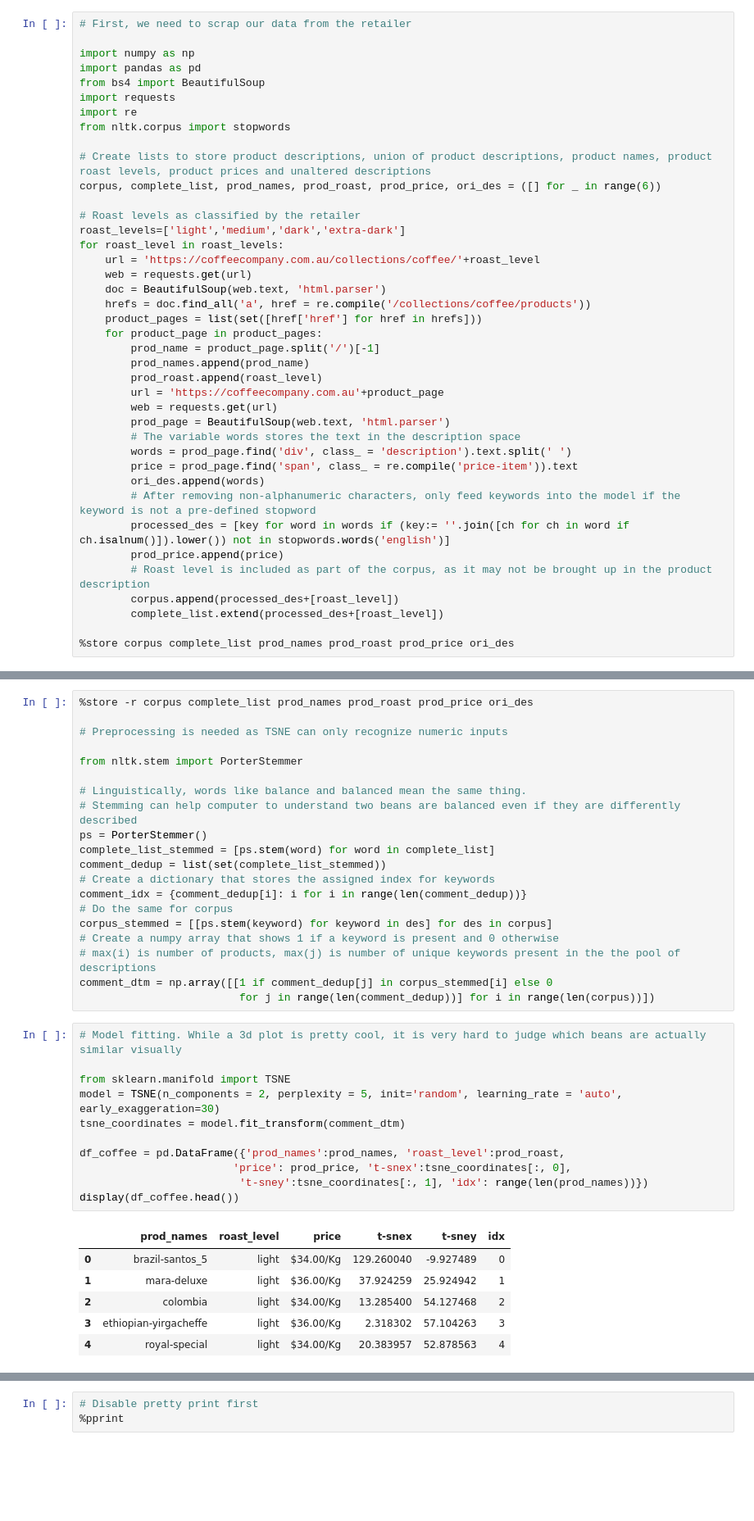
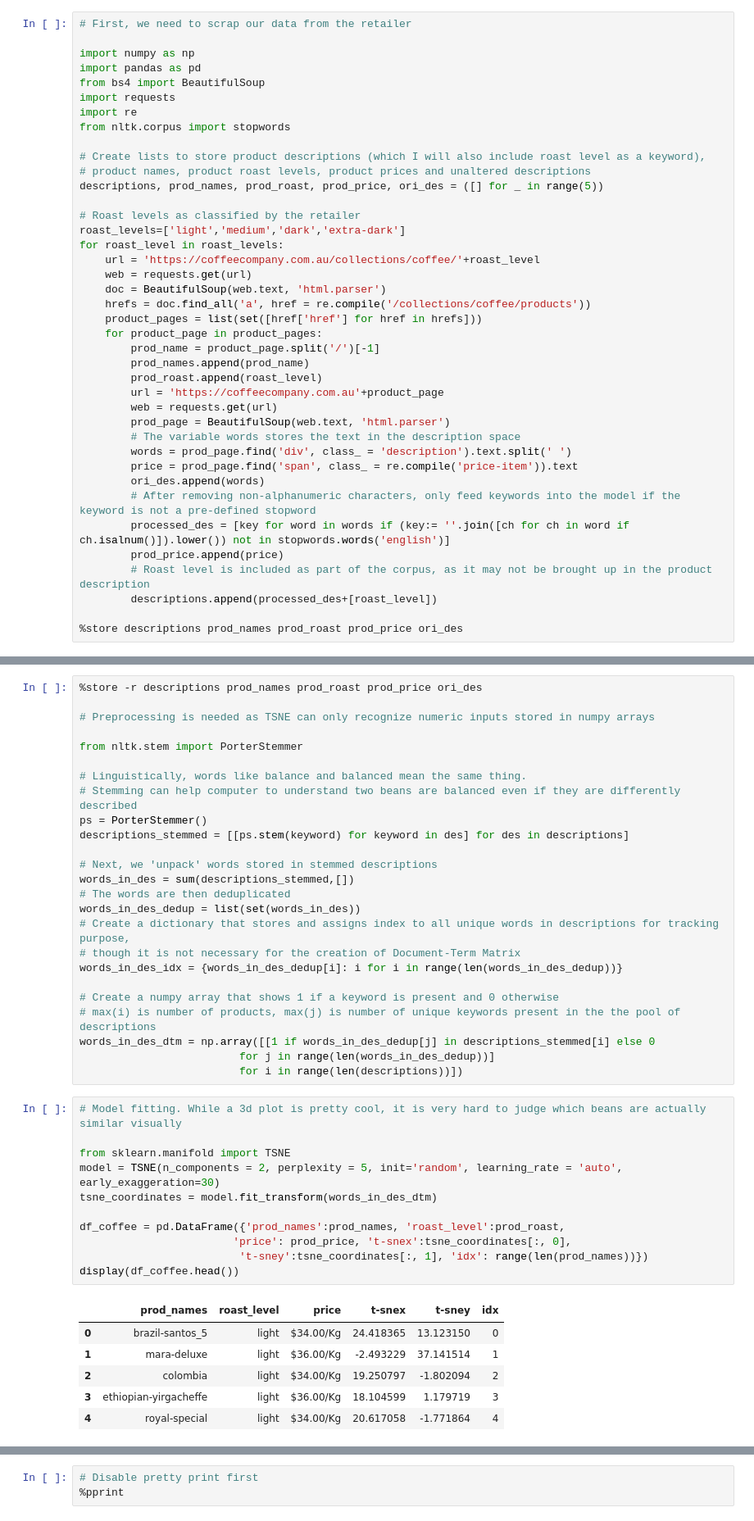
Before and after one commit to whchan05/data-projects, a Jupyter notebook: coffee/coffee.ipynb, the cells around one changed output, grey strips where cells are left out. Shown at 82% size. Cells and saved outputs as stored; diff of their text form; blank space fills up the shorter version.

```diff
--- a/coffee/coffee.ipynb
+++ b/coffee/coffee.ipynb
@@ -24,8 +24,9 @@ import requests
 import re
 from nltk.corpus import stopwords
 
-# Create lists to store product descriptions, union of product descriptions, product names, product roast levels, product prices and unaltered descriptions
-corpus, complete_list, prod_names, prod_roast, prod_price, ori_des = ([] for _ in range(6))
+# Create lists to store product descriptions (which I will also include roast level as a keyword),
+# product names, product roast levels, product prices and unaltered descriptions
+descriptions, prod_names, prod_roast, prod_price, ori_des = ([] for _ in range(5))
 
 # Roast levels as classified by the retailer
 roast_levels=['light','medium','dark','extra-dark']
@@ -50,8 +51,7 @@ for roast_level in roast_levels:
         processed_des = [key for word in words if (key:= ''.join([ch for ch in word if ch.isalnum()]).lower()) not in stopwords.words('english')]
         prod_price.append(price)
         # Roast level is included as part of the corpus, as it may not be brought up in the product description
-        corpus.append(processed_des+[roast_level])
-        complete_list.extend(processed_des+[roast_level])
+        descriptions.append(processed_des+[roast_level])
 
-%store corpus complete_list prod_names prod_roast prod_price ori_des
+%store descriptions prod_names prod_roast prod_price ori_des
 # %% [output]
@@ -59,41 +63,46 @@ UsageError: Unknown variable 'corpus,'
 # %%
-%store -r corpus complete_list prod_names prod_roast prod_price ori_des
+%store -r descriptions prod_names prod_roast prod_price ori_des
 
-# Preprocessing is needed as TSNE can only recognize numeric inputs
+# Preprocessing is needed as TSNE can only recognize numeric inputs stored in numpy arrays
 
 from nltk.stem import PorterStemmer
 
 # Linguistically, words like balance and balanced mean the same thing.
 # Stemming can help computer to understand two beans are balanced even if they are differently described
 ps = PorterStemmer()
-complete_list_stemmed = [ps.stem(word) for word in complete_list]
-comment_dedup = list(set(complete_list_stemmed))
-# Create a dictionary that stores the assigned index for keywords
-comment_idx = {comment_dedup[i]: i for i in range(len(comment_dedup))}
-# Do the same for corpus
-corpus_stemmed = [[ps.stem(keyword) for keyword in des] for des in corpus]
+descriptions_stemmed = [[ps.stem(keyword) for keyword in des] for des in descriptions]
+
+# Next, we 'unpack' words stored in stemmed descriptions
+words_in_des = sum(descriptions_stemmed,[])
+# The words are then deduplicated
+words_in_des_dedup = list(set(words_in_des))
+# Create a dictionary that stores and assigns index to all unique words in descriptions for tracking purpose,
+# though it is not necessary for the creation of Document-Term Matrix
+words_in_des_idx = {words_in_des_dedup[i]: i for i in range(len(words_in_des_dedup))}
+
 # Create a numpy array that shows 1 if a keyword is present and 0 otherwise
 # max(i) is number of products, max(j) is number of unique keywords present in the the pool of descriptions
-comment_dtm = np.array([[1 if comment_dedup[j] in corpus_stemmed[i] else 0
-                         for j in range(len(comment_dedup))] for i in range(len(corpus))])
+words_in_des_dtm = np.array([[1 if words_in_des_dedup[j] in descriptions_stemmed[i] else 0
+                         for j in range(len(words_in_des_dedup))]
+                         for i in range(len(descriptions))])
 # %%
 # Model fitting. While a 3d plot is pretty cool, it is very hard to judge which beans are actually similar visually
 
 from sklearn.manifold import TSNE
 model = TSNE(n_components = 2, perplexity = 5, init='random', learning_rate = 'auto', early_exaggeration=30)
-tsne_coordinates = model.fit_transform(comment_dtm)
+tsne_coordinates = model.fit_transform(words_in_des_dtm)
 
 df_coffee = pd.DataFrame({'prod_names':prod_names, 'roast_level':prod_roast,
                         'price': prod_price, 't-snex':tsne_coordinates[:, 0],
                          't-sney':tsne_coordinates[:, 1], 'idx': range(len(prod_names))})
 display(df_coffee.head())
 # %% [output]
 |  | prod_names | roast_level | price | t-snex | t-sney | idx |
-| 0 | brazil-santos_5 | light | $34.00/Kg | 129.260040 | -9.927489 | 0 |
-| 1 | mara-deluxe | light | $36.00/Kg | 37.924259 | 25.924942 | 1 |
-| 2 | colombia | light | $34.00/Kg | 13.285400 | 54.127468 | 2 |
-| 3 | ethiopian-yirgacheffe | light | $36.00/Kg | 2.318302 | 57.104263 | 3 |
-| 4 | royal-special | light | $34.00/Kg | 20.383957 | 52.878563 | 4 |
+| 0 | brazil-santos_5 | light | $34.00/Kg | 24.418365 | 13.123150 | 0 |
+| 1 | mara-deluxe | light | $36.00/Kg | -2.493229 | 37.141514 | 1 |
+| 2 | colombia | light | $34.00/Kg | 19.250797 | -1.802094 | 2 |
+| 3 | ethiopian-yirgacheffe | light | $36.00/Kg | 18.104599 | 1.179719 | 3 |
+| 4 | royal-special | light | $34.00/Kg | 20.617058 | -1.771864 | 4 |
 # %%
 # Now, we need to visualize the result. Plotly is my go-to when I want to create an interactive graph
 
```
Also changed, not shown: parts of 2 cells of this notebook.
